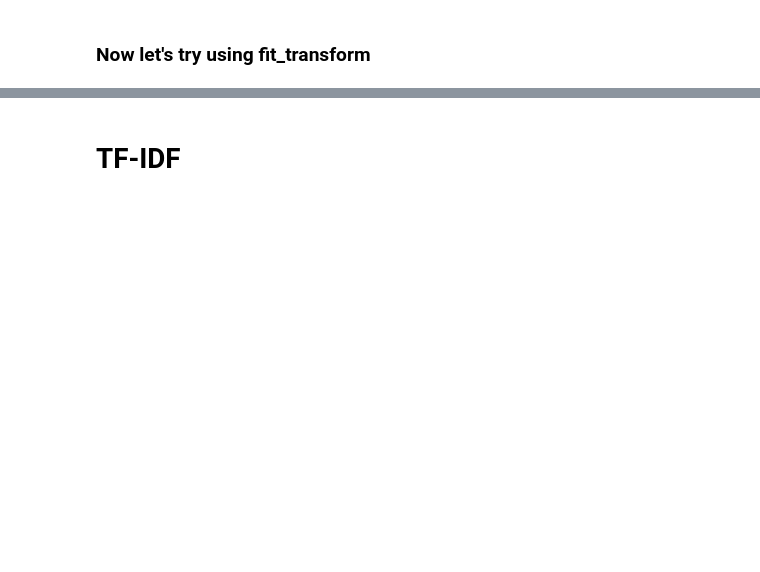
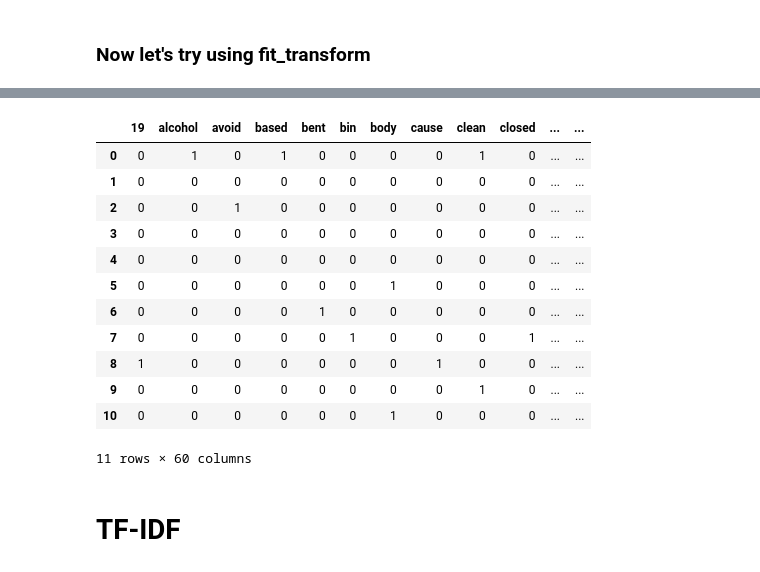
Before and after one commit to sonjaJolanda/BigDataSocialSciences, a Jupyter notebook: week6/KLEIN_sonja_week6.ipynb, the cells around one changed output, grey strips where cells are left out. Saved outputs shown, nothing was run; the diff lists cells and outputs as text; code cells hidden in the pictures; blank space fills up the shorter version.

```diff
--- a/week6/KLEIN_sonja_week6.ipynb
+++ b/week6/KLEIN_sonja_week6.ipynb
@@ -21,3 +21,5 @@ Clean and disinfect surfaces frequently especially those which are regularly tou
 such as door handles, faucets and phone screens or mouth.
 From there, the virus can enter your body and infect you.
 """
+# %%
+tokenized_sent = nltk.sent_tokenize(sentences)
@@ -25,0 +46,5 @@ From there, the virus can enter your body and infect you.
+# %%
+vectorizer = CountVectorizer(stop_words='english')
+# these stopwords are different from the stopwords used previously -> each library can define their own
+x = vectorizer.fit(tokenized_sent)
+print(x.vocabulary_)
@@ -26,2 +60,6 @@ From there, the virus can enter your body and infect you.
 # %% [markdown]
 ### Now let's try using fit_transform
+# %%
+ft = vectorizer.fit_transform(tokenized_sent)
+count_array = ft.toarray()
+print(count_array)
@@ -27,0 +88,3 @@ From there, the virus can enter your body and infect you.
+# %%
+count_token = vectorizer.get_feature_names_out()
+count_token
@@ -28,3 +102,20 @@ From there, the virus can enter your body and infect you.
+# %%
+df_countvect = pd.DataFrame(data=count_array, columns=count_token)
+df_countvect
+# %% [output]
+|  | 19 | alcohol | avoid | based | bent | bin | body | cause | clean | closed | ... | ... |
+| 0 | 0 | 1 | 0 | 1 | 0 | 0 | 0 | 0 | 1 | 0 | ... | ... |
+| 1 | 0 | 0 | 0 | 0 | 0 | 0 | 0 | 0 | 0 | 0 | ... | ... |
+| 2 | 0 | 0 | 1 | 0 | 0 | 0 | 0 | 0 | 0 | 0 | ... | ... |
+| 3 | 0 | 0 | 0 | 0 | 0 | 0 | 0 | 0 | 0 | 0 | ... | ... |
+| 4 | 0 | 0 | 0 | 0 | 0 | 0 | 0 | 0 | 0 | 0 | ... | ... |
+| 5 | 0 | 0 | 0 | 0 | 0 | 0 | 1 | 0 | 0 | 0 | ... | ... |
+| 6 | 0 | 0 | 0 | 0 | 1 | 0 | 0 | 0 | 0 | 0 | ... | ... |
+| 7 | 0 | 0 | 0 | 0 | 0 | 1 | 0 | 0 | 0 | 1 | ... | ... |
+| 8 | 1 | 0 | 0 | 0 | 0 | 0 | 0 | 1 | 0 | 0 | ... | ... |
+| 9 | 0 | 0 | 0 | 0 | 0 | 0 | 0 | 0 | 1 | 0 | ... | ... |
+| 10 | 0 | 0 | 0 | 0 | 0 | 0 | 1 | 0 | 0 | 0 | ... | ... |
+11 rows × 60 columns
 # %% [markdown]
 # TF-IDF
 # %%
```
Also changed, not shown: parts of 20 cells of this notebook, 1 other file.
